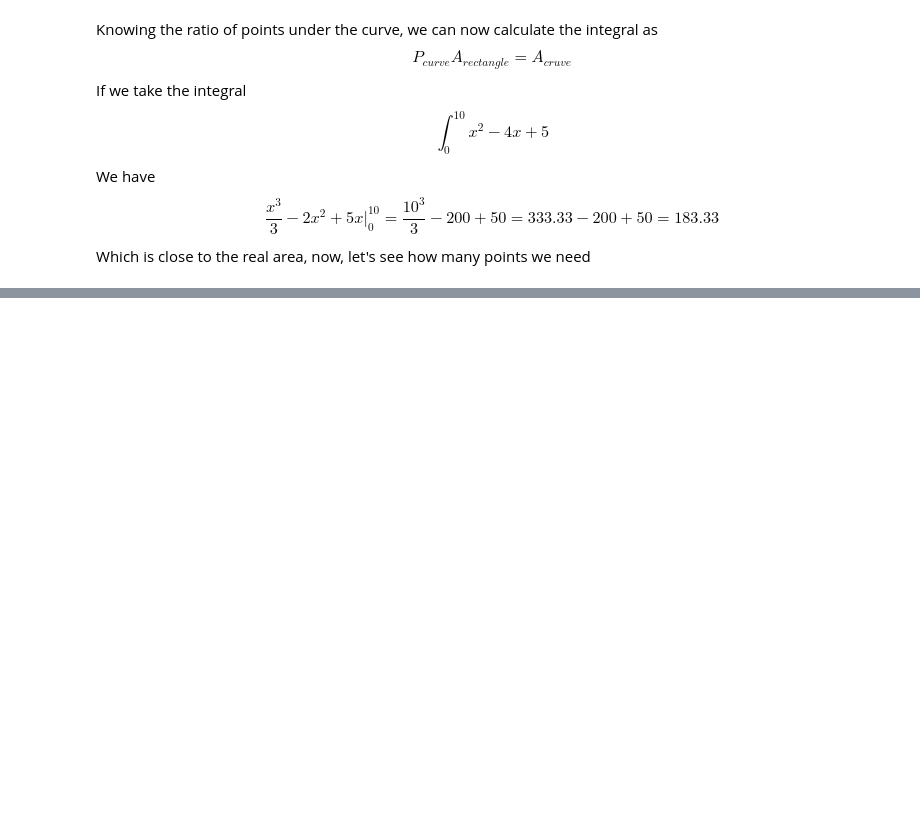
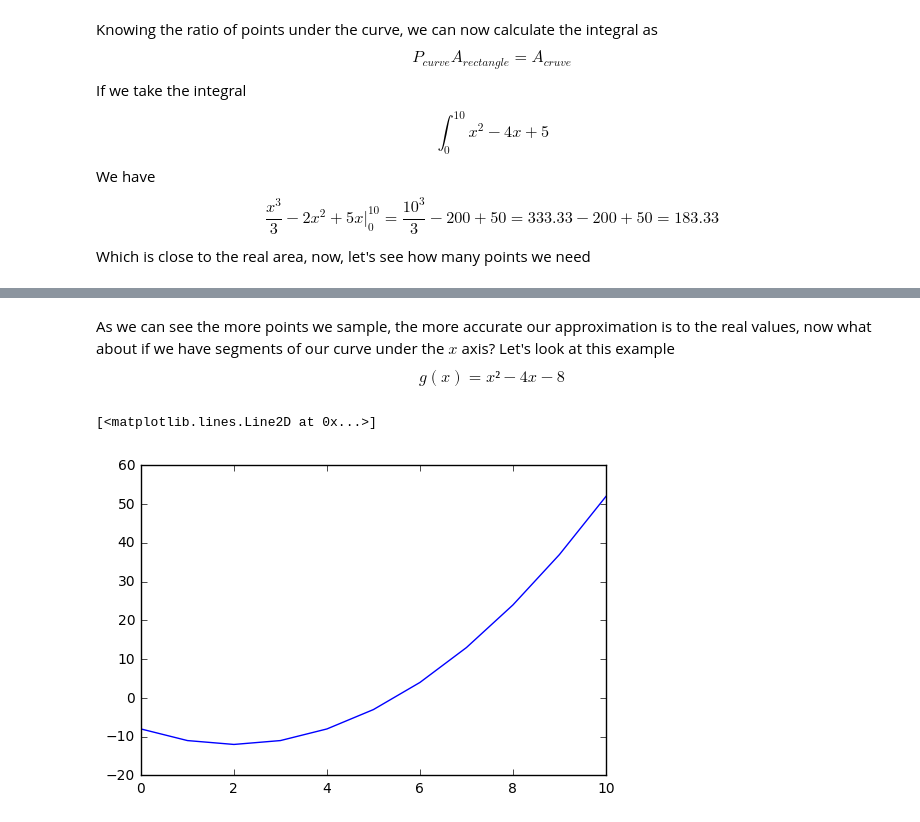
Before and after one commit to victorgcapone/datascience, a Jupyter notebook: Monte Carlos Experiments/Monte Carlo Integration.ipynb, the cells around one changed output, grey strips where cells are left out. Drawn from its saved outputs; the diff is of its cells as text; code cells hidden in the pictures; blank space fills up the shorter version.

```diff
--- a/Monte Carlos Experiments/Monte Carlo Integration.ipynb
+++ b/Monte Carlos Experiments/Monte Carlo Integration.ipynb
@@ -72,0 +85,11 @@ Mean Approximated value 189.0175
+# %% [markdown]
+As we can see the more points we sample, the more accurate our approximation is to the real values, now what about if we have segments of our curve under the $x$ axis? Let's look at this example
+$$g(x) = x²-4x-8$$
+# %%
+g = lambda x:x**2-4*x-8
+x = range(0, 11, 1)
+y = [g(v) for v in x]
+plt.plot(y)
+# %% [output]
+[<matplotlib.lines.Line2D at 0x...>]
+[figure, added]
```
Also changed, not shown: parts of 11 cells of this notebook.
